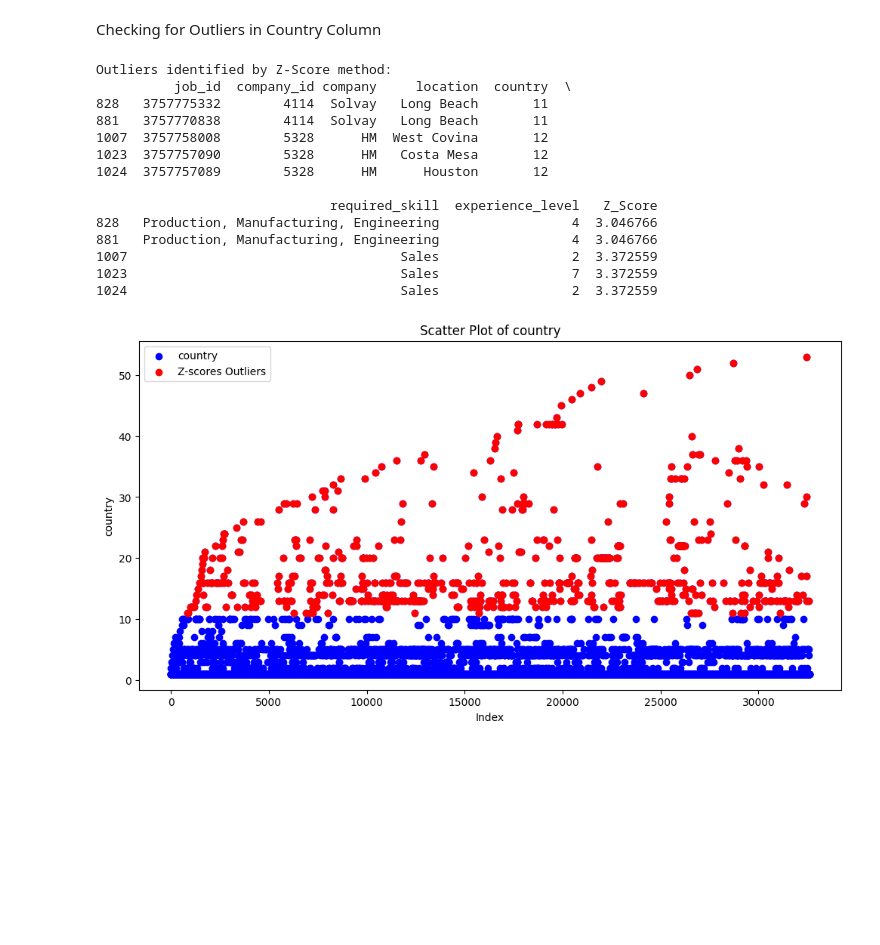
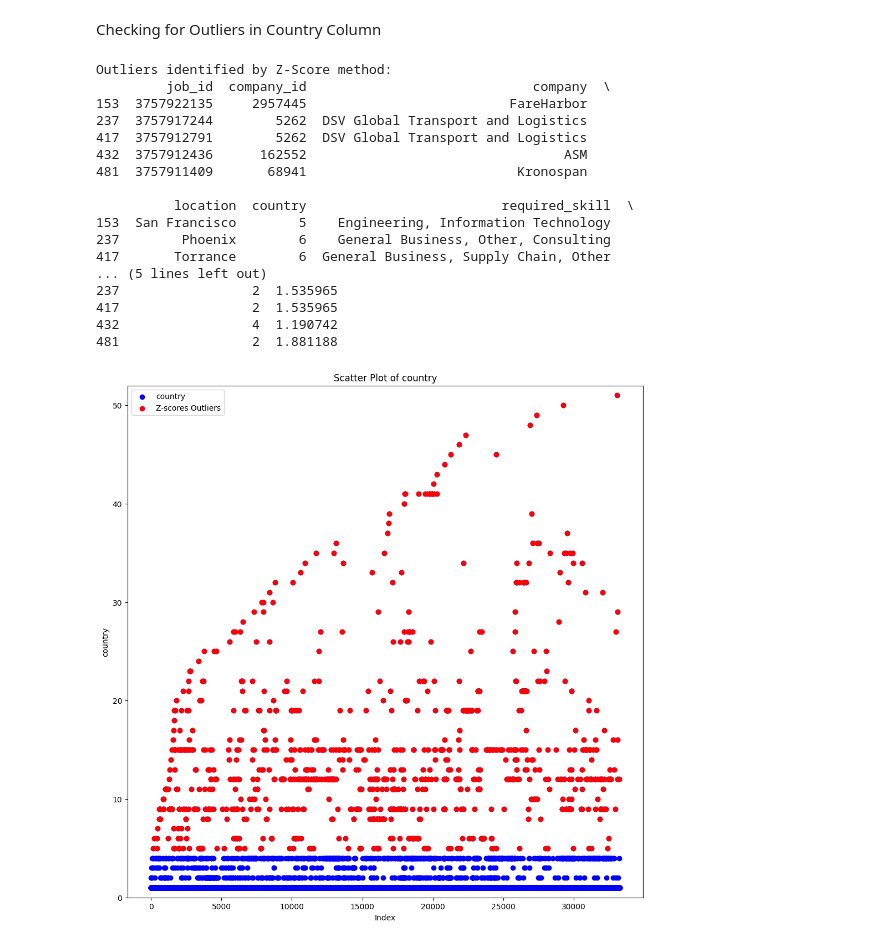
Before and after one commit to FlorianHalimi/LinkedIn-Job-Analysis-Data-Preprocessing-Visualization, a Jupyter notebook: data_preprocessing.ipynb, the cells around one changed output. Cells and saved outputs as stored; diff of their text form; code cells hidden in the pictures; blank space fills up the shorter version.

Commit message:
Update data_preprocessing.ipynb
Co-Authored-By: FlorianHalimi <59978103+FlorianHalimi@users.noreply.github.com>

```diff
--- a/data_preprocessing.ipynb
+++ b/data_preprocessing.ipynb
@@ -600,0 +527,13 @@ merged_data
+# %%
+def generate_country_mapping(countries):
+    country_mapping = {country: index + 1 for index, country in enumerate(countries)}
+    return country_mapping
+
+# Example input array
+input_countries = cleaned_df['country'].unique()
+
+# Generate the mapping using the function
+country_mapping = generate_country_mapping(input_countries)
+
+# Display the resulting mapping
+print(country_mapping)
@@ -600,0 +542,3 @@ merged_data
+# %%
+
+cleaned_df['country'] = cleaned_df['country'].map(country_mapping)
@@ -600,0 +560,4 @@ merged_data
+# %%
+cleaned_df = cleaned_df.drop('country_length', axis=1)
+cleaned_df = cleaned_df.drop('Z_Score', axis=1)
+cleaned_df.head()
@@ -601,37 +571,40 @@ merged_data
 # %% [markdown]
 Checking for Outliers in Country Column
 # %%
-merged_data_cleaned['Z_Score'] = np.abs(stats.zscore(merged_data_cleaned['country'], nan_policy='omit'))
-threshold = 3
-outliers_z = merged_data_cleaned[merged_data_cleaned['Z_Score'] > threshold]
+cleaned_df['Z_Score'] = np.abs(stats.zscore(cleaned_df['country'], nan_policy='omit'))
+threshold = 1
+outliers_z = cleaned_df[cleaned_df['Z_Score'] > threshold]
 print("Outliers identified by Z-Score method:")
 print(outliers_z.head())
 # %% [output]
 Outliers identified by Z-Score method:
-          job_id  company_id company     location  country  \
-828   3757775332        4114  Solvay   Long Beach       11
-881   3757770838        4114  Solvay   Long Beach       11
-1007  3757758008        5328      HM  West Covina       12
-1023  3757757090        5328      HM   Costa Mesa       12
-1024  3757757089        5328      HM      Houston       12
+         job_id  company_id                             company  \
+153  3757922135     2957445                          FareHarbor
+237  3757917244        5262  DSV Global Transport and Logistics
+417  3757912791        5262  DSV Global Transport and Logistics
+432  3757912436      162552                                 ASM
+481  3757911409       68941                           Kronospan
 
-                              required_skill  experience_level   Z_Score
-828   Production, Manufacturing, Engineering                 4  3.046766
-881   Production, Manufacturing, Engineering                 4  3.046766
-1007                                   Sales                 2  3.372559
-1023                                   Sales                 7  3.372559
-1024                                   Sales                 2  3.372559
+          location  country                         required_skill  \
+153  San Francisco        5    Engineering, Information Technology
+237        Phoenix        6    General Business, Other, Consulting
+417       Torrance        6  General Business, Supply Chain, Other
+... (5 lines left out)
+237                 2  1.535965
+417                 2  1.535965
+432                 4  1.190742
+481                 2  1.881188
 # %%
-plt.figure(figsize=(12, 6))
-plt.scatter(merged_data_cleaned.index, merged_data_cleaned['country'], color='blue', label='country')
+plt.figure(figsize=(12, 12))
+plt.scatter(cleaned_df.index, cleaned_df['country'], color='blue', label='country')
 
 # Scatter plot for outliers
 plt.scatter(outliers_z.index, outliers_z['country'], color='red', label='Z-scores Outliers')
 plt.title("Scatter Plot of country")
 plt.xlabel("Index")
 plt.ylabel("country")
 plt.legend()
 plt.show()
 # %% [output]
-[figure, old version]
+[figure, new version]
 # %%
```
Also changed, not shown: parts of 15 cells of this notebook.
